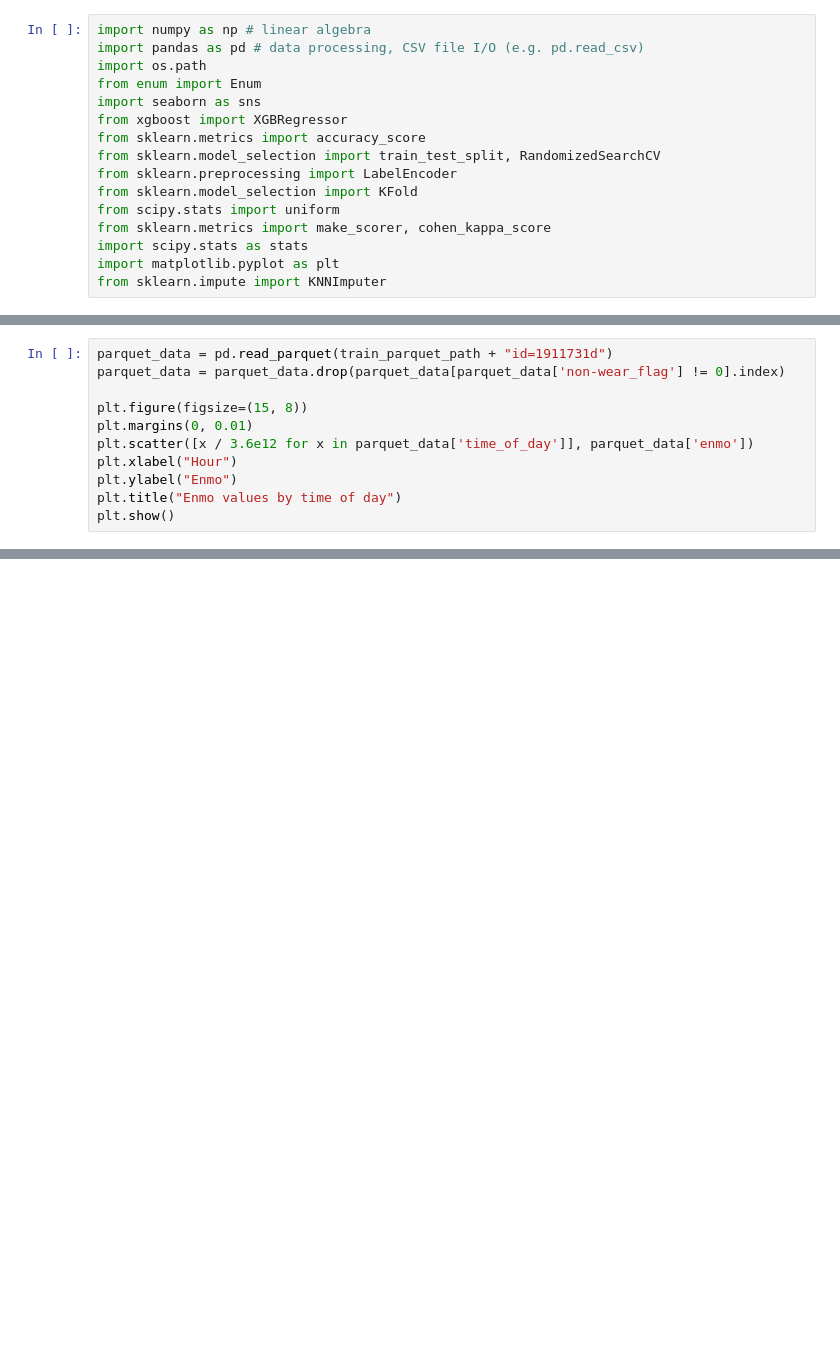
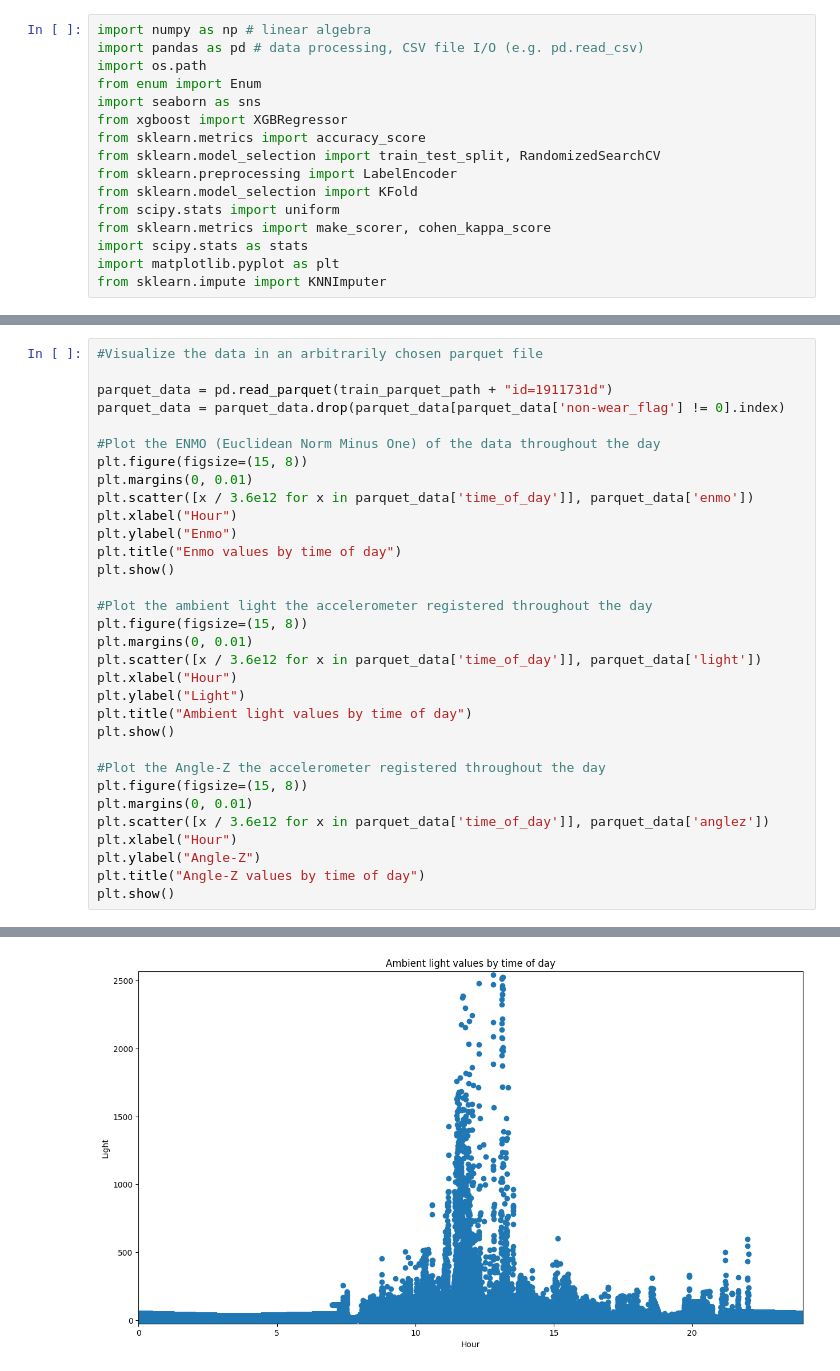
Before and after one commit to VaguePasta/CMI-PIU, a Jupyter notebook: mluet.ipynb, the cells around one changed output, grey strips where cells are left out. Saved outputs shown, nothing was run; the diff lists cells and outputs as text; blank space fills up the shorter version.

```diff
--- a/mluet.ipynb
+++ b/mluet.ipynb
@@ -98,15 +104,37 @@ sii
 2           50         79
 3           80         93
 # %%
+#Visualize the data in an arbitrarily chosen parquet file
+
 parquet_data = pd.read_parquet(train_parquet_path + "id=1911731d")
 parquet_data = parquet_data.drop(parquet_data[parquet_data['non-wear_flag'] != 0].index)
 
+#Plot the ENMO (Euclidean Norm Minus One) of the data throughout the day
 plt.figure(figsize=(15, 8))
 plt.margins(0, 0.01)
 plt.scatter([x / 3.6e12 for x in parquet_data['time_of_day']], parquet_data['enmo'])
 plt.xlabel("Hour")
 plt.ylabel("Enmo")
 plt.title("Enmo values by time of day")
 plt.show()
+
+#Plot the ambient light the accelerometer registered throughout the day
+plt.figure(figsize=(15, 8))
+plt.margins(0, 0.01)
+plt.scatter([x / 3.6e12 for x in parquet_data['time_of_day']], parquet_data['light'])
+plt.xlabel("Hour")
+plt.ylabel("Light")
+plt.title("Ambient light values by time of day")
+plt.show()
+
+#Plot the Angle-Z the accelerometer registered throughout the day
+plt.figure(figsize=(15, 8))
+plt.margins(0, 0.01)
+plt.scatter([x / 3.6e12 for x in parquet_data['time_of_day']], parquet_data['anglez'])
+plt.xlabel("Hour")
+plt.ylabel("Angle-Z")
+plt.title("Angle-Z values by time of day")
+plt.show()
 # %% [output]
 [figure]
+[figure, added]
```
Also changed, not shown: parts of 16 cells of this notebook.
